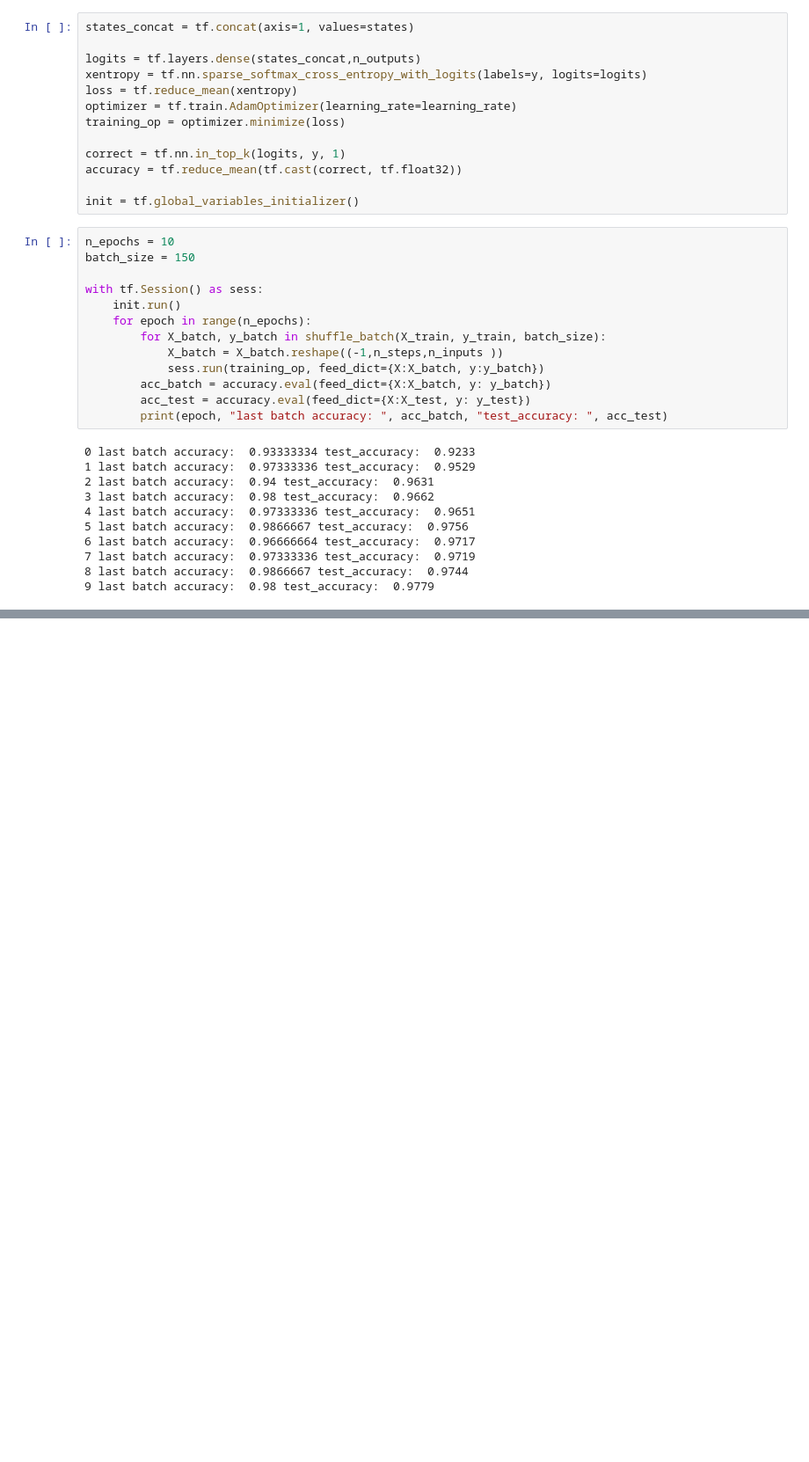
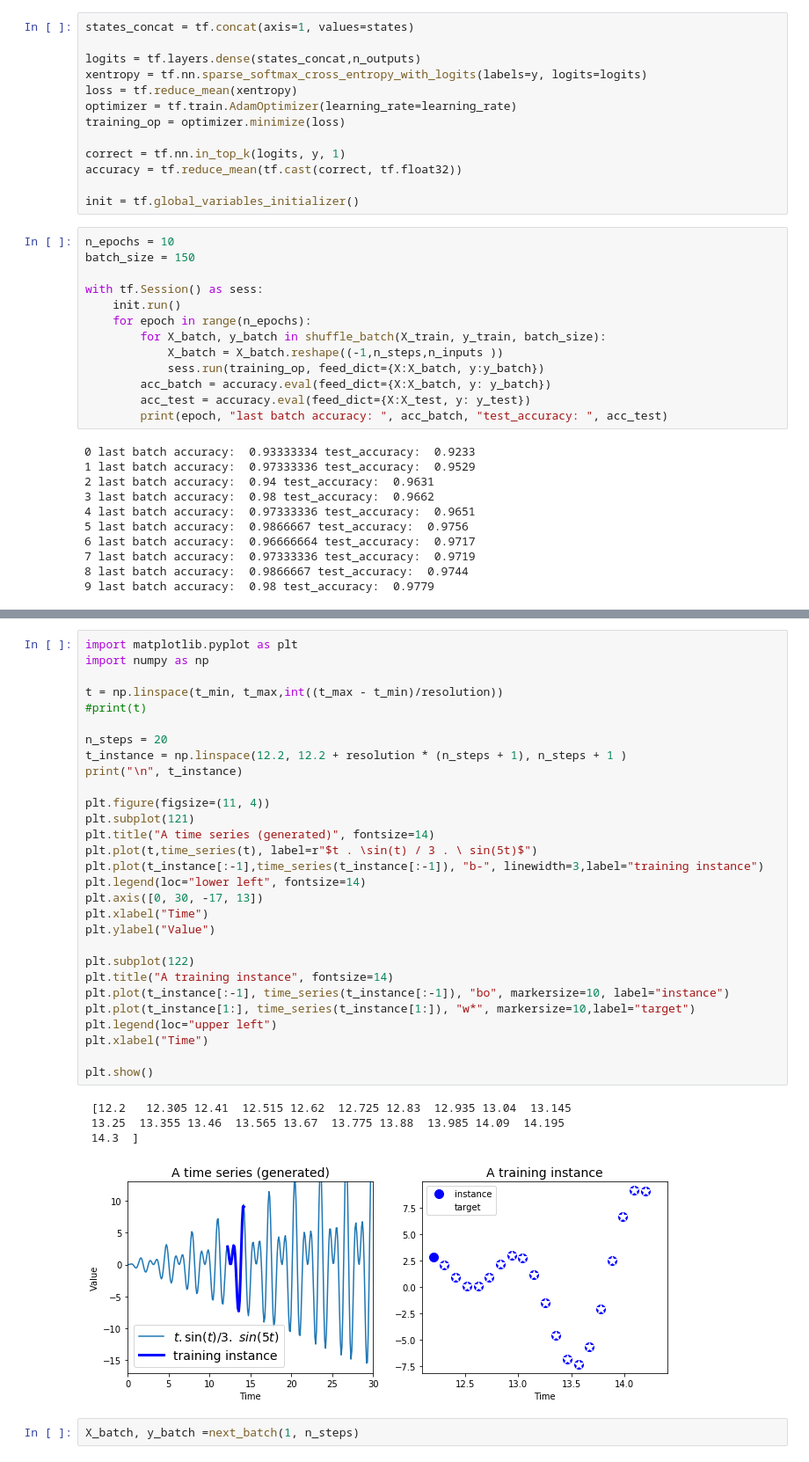
Before and after one commit to fanbyprinciple/hands_on_ml, a Jupyter notebook: chapter_14/rnn.ipynb, the cells around one changed output, grey strips where cells are left out. Shown at 88% size. Cells and saved outputs as stored; diff of their text form; blank space fills up the shorter version.

```diff
--- a/chapter_14/rnn.ipynb
+++ b/chapter_14/rnn.ipynb
@@ -424,0 +467,36 @@ with tf.Session() as sess:
+# %%
+import matplotlib.pyplot as plt
+import numpy as np
+
+t = np.linspace(t_min, t_max,int((t_max - t_min)/resolution))
+#print(t)
+
+n_steps = 20
+t_instance = np.linspace(12.2, 12.2 + resolution * (n_steps + 1), n_steps + 1 )
+print("\n", t_instance)
+
+plt.figure(figsize=(11, 4))
+plt.subplot(121)
+plt.title("A time series (generated)", fontsize=14)
+plt.plot(t,time_series(t), label=r"$t . \sin(t) / 3 . \ sin(5t)$")
+plt.plot(t_instance[:-1],time_series(t_instance[:-1]), "b-", linewidth=3,label="training instance")
+plt.legend(loc="lower left", fontsize=14)
+plt.axis([0, 30, -17, 13])
+plt.xlabel("Time")
+plt.ylabel("Value")
+
+plt.subplot(122)
+plt.title("A training instance", fontsize=14)
+plt.plot(t_instance[:-1], time_series(t_instance[:-1]), "bo", markersize=10, label="instance")
+plt.plot(t_instance[1:], time_series(t_instance[1:]), "w*", markersize=10,label="target")
+plt.legend(loc="upper left")
+plt.xlabel("Time")
+
+plt.show()
+# %% [output]
+ [12.2   12.305 12.41  12.515 12.62  12.725 12.83  12.935 13.04  13.145
+ 13.25  13.355 13.46  13.565 13.67  13.775 13.88  13.985 14.09  14.195
+ 14.3  ]
+[figure, added]
+# %%
+X_batch, y_batch =next_batch(1, n_steps)
```
Also changed, not shown: parts of 28 cells of this notebook, 10 other files.
